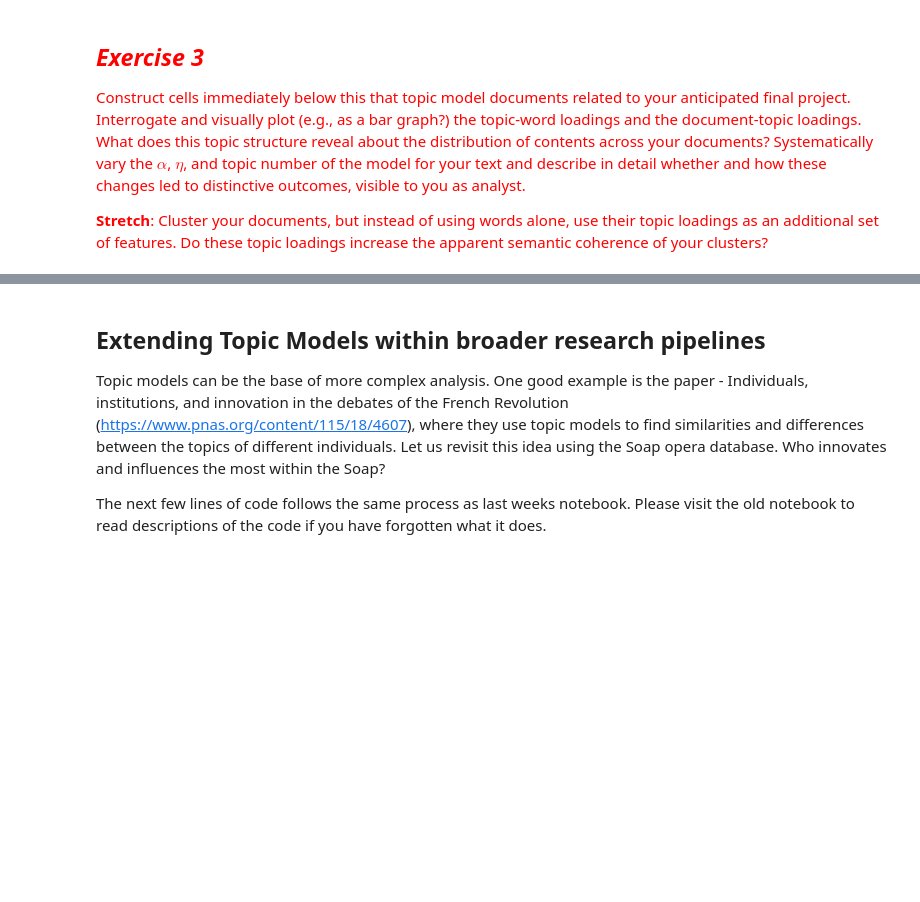
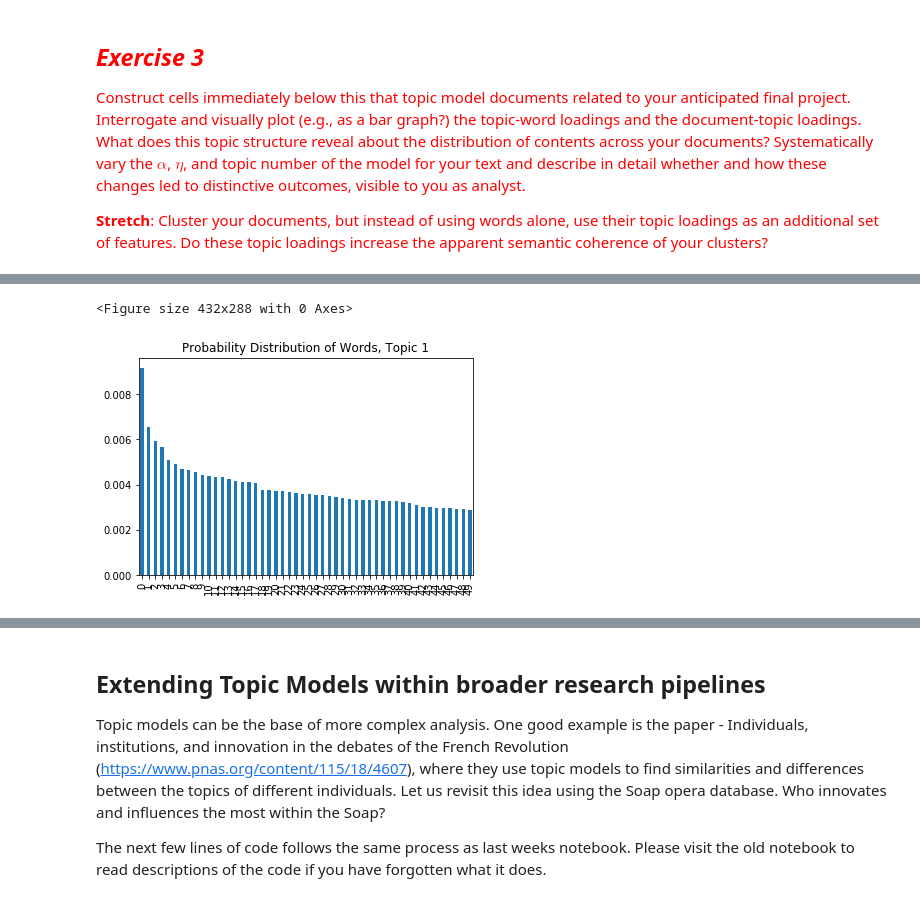
Before and after one commit to katykoenig/Content-Analysis-2020, a Jupyter notebook: week-6/6-Discovering-Patterns-Clusters-and-Topics.ipynb, the cells around one changed output, grey strips where cells are left out. Cells and saved outputs as stored; diff of their text form; code cells hidden in the pictures; blank space fills up the shorter version.

```diff
--- a/week-6/6-Discovering-Patterns-Clusters-and-Topics.ipynb
+++ b/week-6/6-Discovering-Patterns-Clusters-and-Topics.ipynb
@@ -1338,3 +1337,14 @@ plt.show()
 <span style="color:red">Construct cells immediately below this that topic model documents related to your anticipated final project. Interrogate and visually plot (e.g., as a bar graph?) the topic-word loadings and the document-topic loadings. What does this topic structure reveal about the distribution of contents across your documents? Systematically vary the $\alpha$, $\eta$, and topic number of the model for your text and describe in detail whether and how these changes led to distinctive outcomes, visible to you as analyst.
 
 <span style="color:red">**Stretch**: Cluster your documents, but instead of using words alone, use their topic loadings as an additional set of features. Do these topic loadings increase the apparent semantic coherence of your clusters?</span>
+# %%
+#Apply our functions
+ep_df['tokenized_text'] = ep_df['text'].apply(lambda x: \
+                                              lucem_illud_2020.word_tokenize(x))
+ep_df['normalized_tokens'] = ep_df['tokenized_text'].apply(lambda x: \
+                                                           lucem_illud_2020.normalizeTokens(x))
+# drop missing
+ep_df['reduced_tokens'] = ep_df['normalized_tokens']. \
+                               apply(lambda x: \
+                                     dropMissing(x,
+                                                 talTFVectorizer.vocabulary_.keys()))
@@ -1340,0 +1494,10 @@ plt.show()
+# %%
+#visualization of the distribution of words over any single topic.
+topic1_df = pd.DataFrame(tal_lda.show_topic(1, topn=50))
+plt.figure()
+topic1_df.plot.bar(legend = False)
+plt.title('Probability Distribution of Words, Topic 1')
+plt.show()
+# %% [output]
+<Figure size 432x288 with 0 Axes>
+[figure, added]
```
Also changed, not shown: parts of 13 cells of this notebook.
